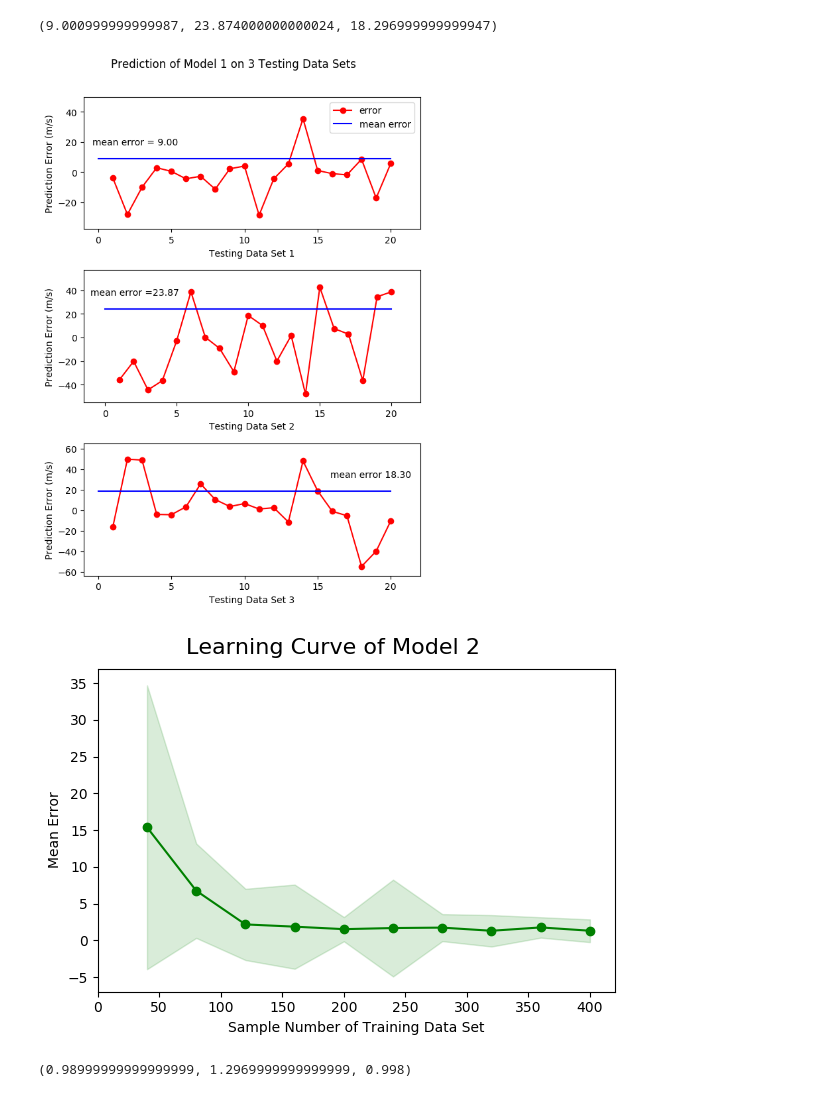
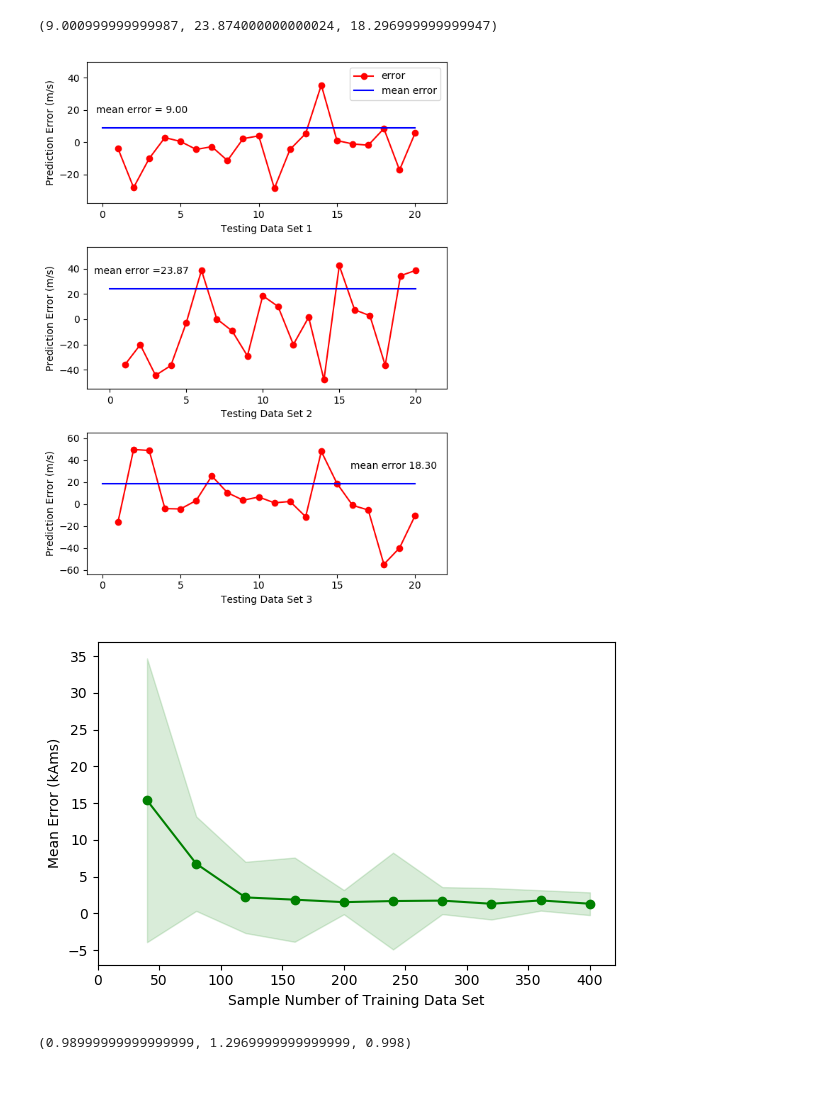
Before and after one commit to hunan16/python_coding, a Jupyter notebook: pictures_for_paperRBF.ipynb, the cells around one changed output. Cells and saved outputs as stored; diff of their text form; code cells hidden in the pictures.

```diff
--- a/pictures_for_paperRBF.ipynb
+++ b/pictures_for_paperRBF.ipynb
@@ -156,7 +156,7 @@ ax.set_xlim([-1, 22])
 ax.set_ylim([-38, 50])
 
 #ax.legend(bbox_to_anchor=(0.7, 0.7), loc='lower left', borderaxespad = 0.5)
-fig.suptitle('Prediction of Model 1 on 3 Testing Data Sets', fontsize = 12, y = 1.05)
+#fig.suptitle('Prediction of Model 1 on 3 Testing Data Sets', fontsize = 12, y = 1.05)
 ax.legend( loc='upper right', borderaxespad = 0.6)
 
 fig.tight_layout()
@@ -180,34 +180,34 @@ ax.set_ylabel('Prediction Error (m/s)')
 ax.set_xlim([-1.5, 22])
 ax.set_ylim([-55, 57])
 
 #ax.legend( loc='upper left', borderaxespad = 0.6)
 fig.tight_layout()
 
 fig
 
 #---------------------------测试集3上的误差图---------------------------
 ax = fig.add_subplot(3, 1, 3)
 
 ax.plot(sizes, test_diff3, 'o-', color = 'r', label = 'error')
 # 插入均值线
 X = np.linspace(0, 20, 300,endpoint=True)
 test_diffmean3 = np.zeros(300)+mean3
 ax.plot(X,test_diffmean3,color = 'b', label = 'mean error')
 #插入均值注释
 ax.annotate('mean error %.2f'%mean3, xy=(20, mean3),\
             xycoords='data',xytext=(-66, 15), textcoords='offset points')
 
 ax.set_xlabel('Testing Data Set 3')
 ax.set_ylabel('Prediction Error (m/s)')
 ax.set_xlim([-1, 22])
 ax.set_ylim([-64, 65])
 
 #ax.legend( loc='upper right', borderaxespad = 0.6)
 fig.tight_layout()
 
 fig
 # %% [output]
-[figure, old version]
+[figure, new version]
 # %%
 # ---------------------------电流数据----------------------------
 
@@ -231,11 +231,11 @@ ax.fill_between(sizes, test_diffmean5 - test_std5, \
 
 #ax.set_title('max_depth = ')
 ax.set_xlabel('Sample Number of Training Data Set')
-ax.set_ylabel('Mean Error')
+ax.set_ylabel('Mean Error (kAms)')
 ax.set_xlim([0, 420])
 ax.set_ylim([-7, 37])
 
-fig.suptitle('Learning Curve of Model 2', fontsize = 16, y = 1.03)
+#fig.suptitle('Learning Curve of Model 2', fontsize = 16, y = 1.03)
 fig.tight_layout()
 
 fig
@@ -243,7 +243,7 @@ fig
 # 以分辨率 72 来保存图片
 # savefig("exercice_2.png",dpi=72)
 # %% [output]
-[figure, old version]
+[figure, new version]
 # %%
 #------------------------Model1在三个测试集上的预测结果------------------------
 sizes = np.linspace(1, 20, 20,endpoint=True)
```
Also changed, not shown: parts of 2 cells of this notebook, 2 other files.
